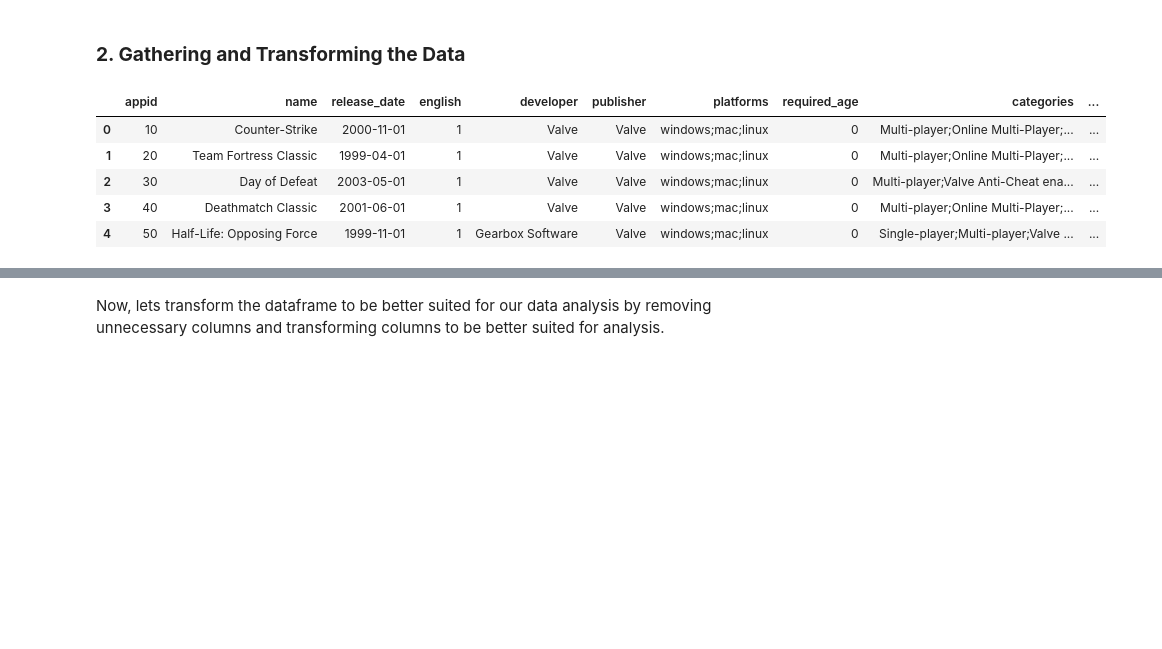
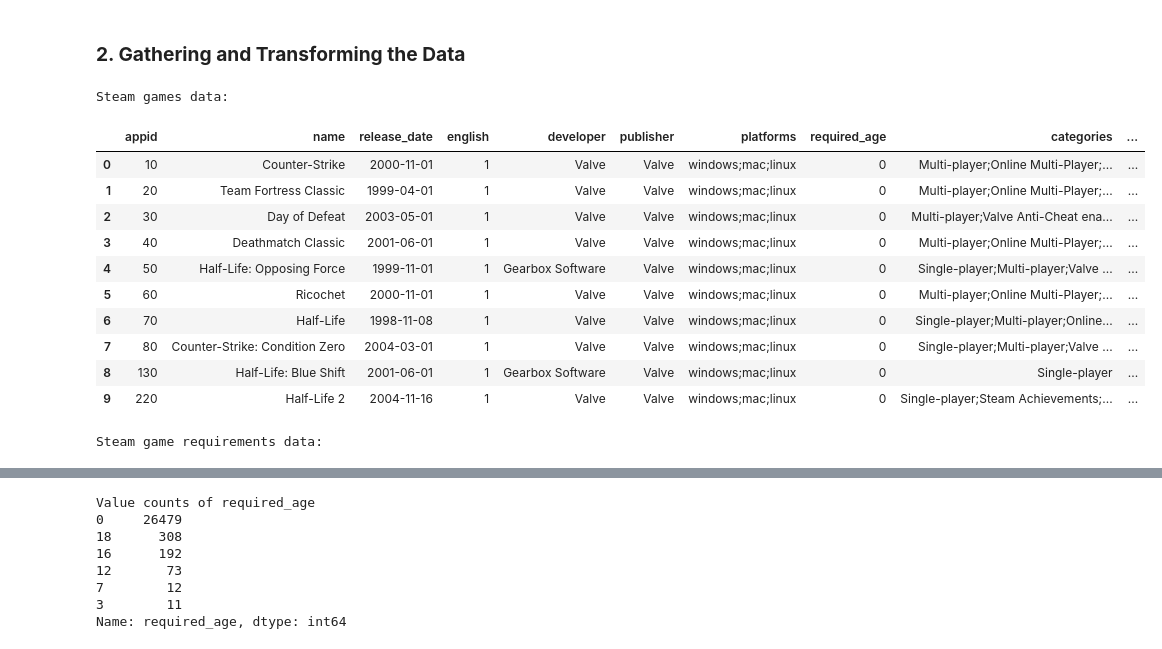
Before and after one commit to kevinrr888/kevinrr888.github.io, a Jupyter notebook: game_popularity.ipynb, the cells around one changed output, grey strips where cells are left out. Saved outputs shown, nothing was run; the diff lists cells and outputs as text; code cells hidden in the pictures; blank space fills up the shorter version.

Commit message:
Work on transforming the data

```diff
--- a/game_popularity.ipynb
+++ b/game_popularity.ipynb
@@ -80,14 +83,28 @@ import pandas as pd
 # %%
 # Increase the max number of columns and rows which can be displayed
-pd.set_option("max_columns", 30)
-pd.set_option("max_rows", 100)
-# Load the csv into a pandas dataframe
+pd.set_option("max_columns", 100)
+pd.set_option("max_rows", 500)
+# Load the steam_games csv into a pandas dataframe
 games_df = pd.read_csv('steam_games.csv')
-display(games_df.head())
+# Load the steam_requirements_data into a pandas dataframe
+requirements_df = pd.read_csv('steam_requirements_data.csv')
+print("Steam games data:")
+display(games_df.head(10))
+print("Steam game requirements data:")
+display(requirements_df.head(10))
+print("Value counts of required_age")
+print(games_df["required_age"].value_counts())
 # %% [output]
+Steam games data:
 |  | appid | name | release_date | english | developer | publisher | platforms | required_age | categories | ... |
 | 0 | 10 | Counter-Strike | 2000-11-01 | 1 | Valve | Valve | windows;mac;linux | 0 | Multi-player;Online Multi-Player;... | ... |
 | 1 | 20 | Team Fortress Classic | 1999-04-01 | 1 | Valve | Valve | windows;mac;linux | 0 | Multi-player;Online Multi-Player;... | ... |
 | 2 | 30 | Day of Defeat | 2003-05-01 | 1 | Valve | Valve | windows;mac;linux | 0 | Multi-player;Valve Anti-Cheat ena... | ... |
 | 3 | 40 | Deathmatch Classic | 2001-06-01 | 1 | Valve | Valve | windows;mac;linux | 0 | Multi-player;Online Multi-Player;... | ... |
 | 4 | 50 | Half-Life: Opposing Force | 1999-11-01 | 1 | Gearbox Software | Valve | windows;mac;linux | 0 | Single-player;Multi-player;Valve ... | ... |
+| 5 | 60 | Ricochet | 2000-11-01 | 1 | Valve | Valve | windows;mac;linux | 0 | Multi-player;Online Multi-Player;... | ... |
+| 6 | 70 | Half-Life | 1998-11-08 | 1 | Valve | Valve | windows;mac;linux | 0 | Single-player;Multi-player;Online... | ... |
+| 7 | 80 | Counter-Strike: Condition Zero | 2004-03-01 | 1 | Valve | Valve | windows;mac;linux | 0 | Single-player;Multi-player;Valve ... | ... |
+| 8 | 130 | Half-Life: Blue Shift | 2001-06-01 | 1 | Gearbox Software | Valve | windows;mac;linux | 0 | Single-player | ... |
+| 9 | 220 | Half-Life 2 | 2004-11-16 | 1 | Valve | Valve | windows;mac;linux | 0 | Single-player;Steam Achievements;... | ... |
+Steam game requirements data:
@@ -94,2 +122,8 @@ display(games_df.head())
+Value counts of required_age
+0     26479
+18      308
+16      192
+12       73
+7        12
+3        11
+Name: required_age, dtype: int64
-# %% [markdown]
-Now, lets transform the dataframe to be better suited for our data analysis by removing unnecessary columns and transforming columns to be better suited for analysis.
```
Also changed, not shown: parts of 5 cells of this notebook.
